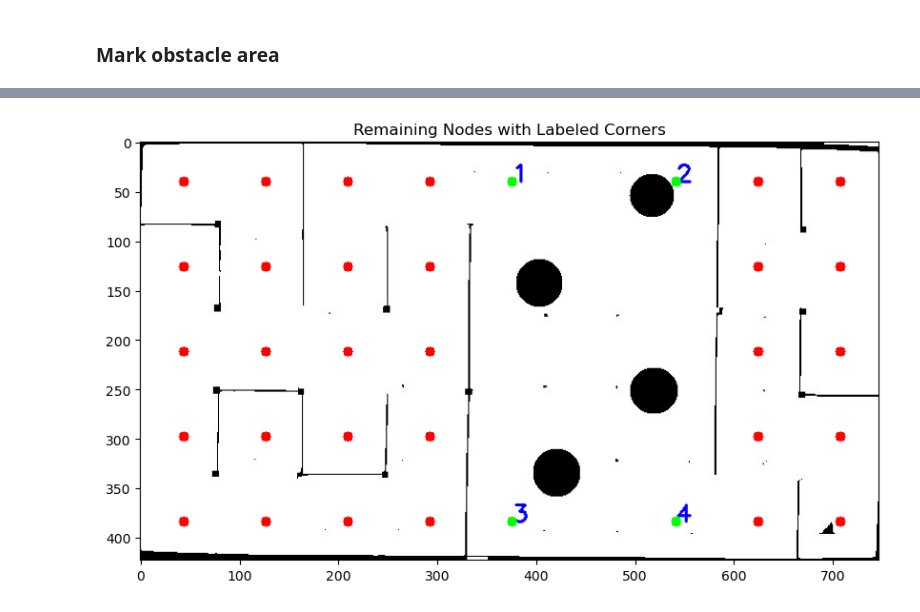
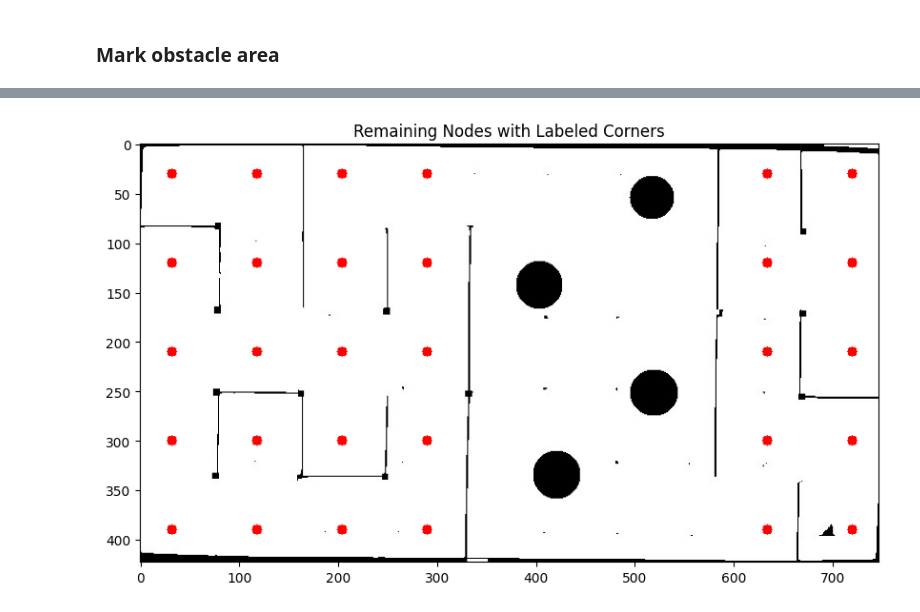
Before and after one commit to mumslayer69/micromouse3100, a Jupyter notebook: path_planning/path.ipynb, the cells around one changed output, grey strips where cells are left out. Cells and saved outputs as stored; diff of their text form; code cells hidden in the pictures.

```diff
--- a/path_planning/path.ipynb
+++ b/path_planning/path.ipynb
@@ -12,7 +12,7 @@ from collections import deque
 from copy import deepcopy
 
 # Read the image
-IMAGE_FILE = cv2.imread("simple_maze_1.jpg")
+IMAGE_FILE = cv2.imread("sample_maze_3.jpg")
 
 # Parameters for the grid
 rows = 5  # Number of rows of nodes
@@ -864,57 +863,40 @@ cv2.imshow('Select Grid Area', grid_image)
 cv2.waitKey(0)
 cv2.destroyAllWindows()
 
-if 'selected_area' in globals():
-    (start_x, start_y), (end_x, end_y) = selected_area
+# if 'selected_area' in globals():
+(start_x, start_y), (end_x, end_y) = selected_area
 
-    # Identify corner nodes
-    def distance(point1, point2):
-        return ((point1[0] - point2[0]) ** 2 + (point1[1] - point2[1]) ** 2) ** 0.5
+# remove BFS nodes from area
+nodes_within_area = []
+for node in graph.nodes.values():
+    x, y = node.get_point()
+    if start_x <= x <= end_x and start_y <= y <= end_y:
+        nodes_within_area.append((x, y))
 
-    nodes_within_area = []
-    for node in graph.nodes.values():
-        x, y = node.get_point()
-        if start_x <= x <= end_x and start_y <= y <= end_y:
-            nodes_within_area.append((x, y))
 
-    if len(nodes_within_area) < 4:
-        print("Selected area does not contain enough nodes. Please select a larger area.")
-    else:
-        # Sort nodes by their positions to find corners
-        top_left = min(nodes_within_area, key=lambda point: (point[1], point[0]))
-        bottom_right = max(nodes_within_area, key=lambda point: (point[1], point[0]))
-        top_right = max(nodes_within_area, key=lambda point: (point[0] - top_left[0] + bottom_right[1] - point[1]))
-        bottom_left = min(nodes_within_area, key=lambda point: (point[0] - top_left[0] + bottom_right[1] - point[1]))
+# Remove nodes within the selected area
+remaining_nodes = []
+for node in graph.nodes.values():
+    x, y = node.get_point()
+    if (start_x <= x <= end_x and start_y <= y <= end_y):
+        continue
+        # if (x, y) not in corners:
+        #     continue
+    remaining_nodes.append((x, y))
 
-        corners = [top_left, top_right, bottom_left, bottom_right]
+# Create a copy of the original result image
+result_with_nodes = result_rgb.copy()
 
-        # Remove nodes within the selected area except for the corners
-        remaining_nodes = []
-        for node in graph.nodes.values():
-            x, y = node.get_point()
-            if (start_x <= x <= end_x and start_y <= y <= end_y):
-                if (x, y) not in corners:
-                    continue
-            remaining_nodes.append((x, y))
+# Draw the remaining nodes on the result image
+for (x, y) in remaining_nodes:
+    cv2.circle(result_with_nodes, (x, y), 5, (255, 0, 0), -1)
 
-        # Create a copy of the original result image
-        result_with_nodes = result_rgb.copy()
+# draw rectangle over area
+# cv2.rectangle(result_with_nodes, (start_x, start_y), (end_x, end_y), (0, 255, 0), 5)
 
-        # Draw the remaining nodes on the result image
-        for (x, y) in remaining_nodes:
-            cv2.circle(result_with_nodes, (x, y), 5, (255, 0, 0), -1)
-
-        # Draw and label the corners
-        labels = ['1', '2', '3', '4']
-        for (x, y), label in zip(corners, labels):
-            cv2.putText(result_with_nodes, label, (x, y), cv2.FONT_HERSHEY_SIMPLEX, 0.8, (0, 0, 255), 2)
-            cv2.circle(result_with_nodes, (x, y), 5, (0, 255, 0), -1)
-
-        # Display the result image with the remaining nodes and labeled corners
-        plt.figure(figsize=(10, 10))
-        plt.imshow(result_with_nodes)
-        plt.title('Remaining Nodes with Labeled Corners')
-        plt.show()
-else:
-    print("No area selected. Please run the selection process again.")
+# Display the result image with the remaining nodes and labeled corners
+plt.figure(figsize=(10, 10))
+plt.imshow(result_with_nodes)
+plt.title('Remaining Nodes with Labeled Corners')
+plt.show()
 # %% [output]
@@ -922 +904 @@ Selected area: ((339, 12), (581, 401))
-[figure, old version]
+[figure, new version]
```
Also changed, not shown: parts of 13 cells of this notebook, 2 other files.
